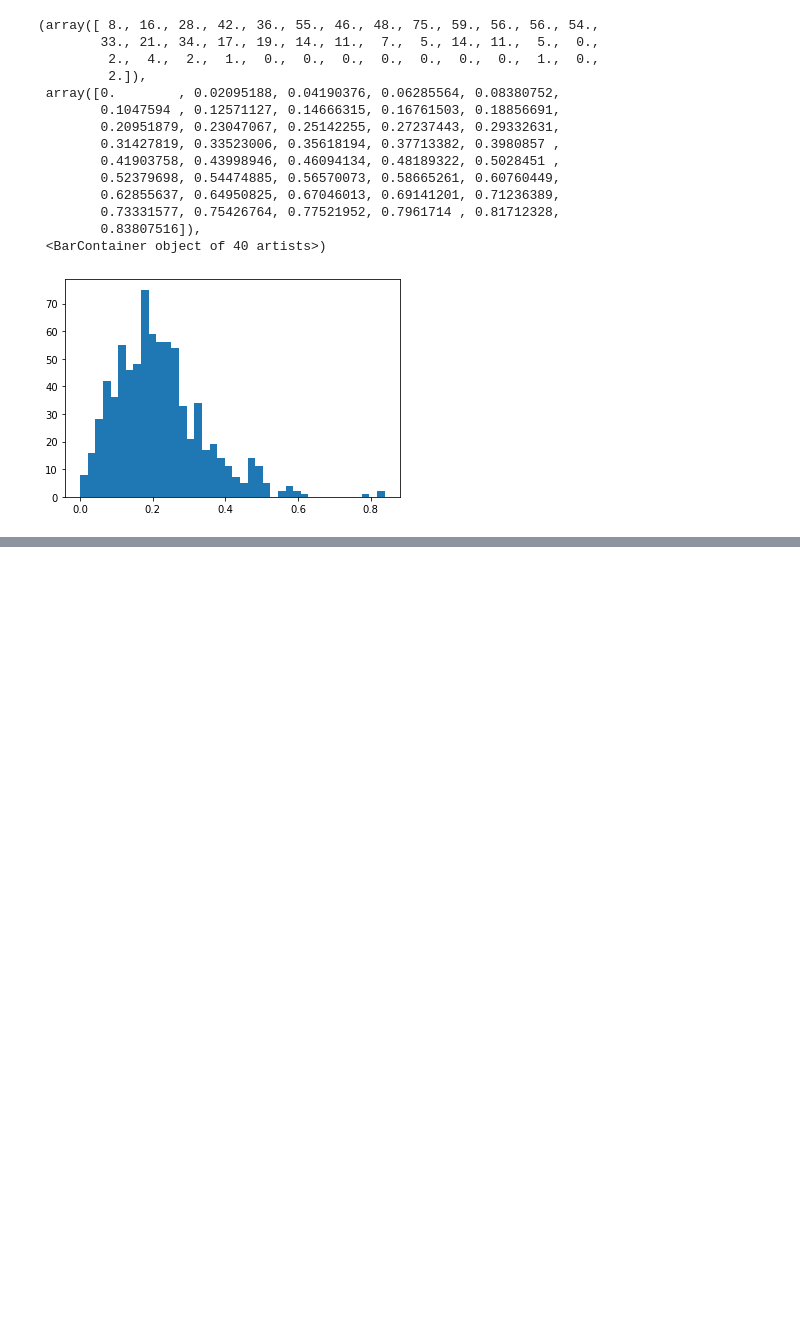
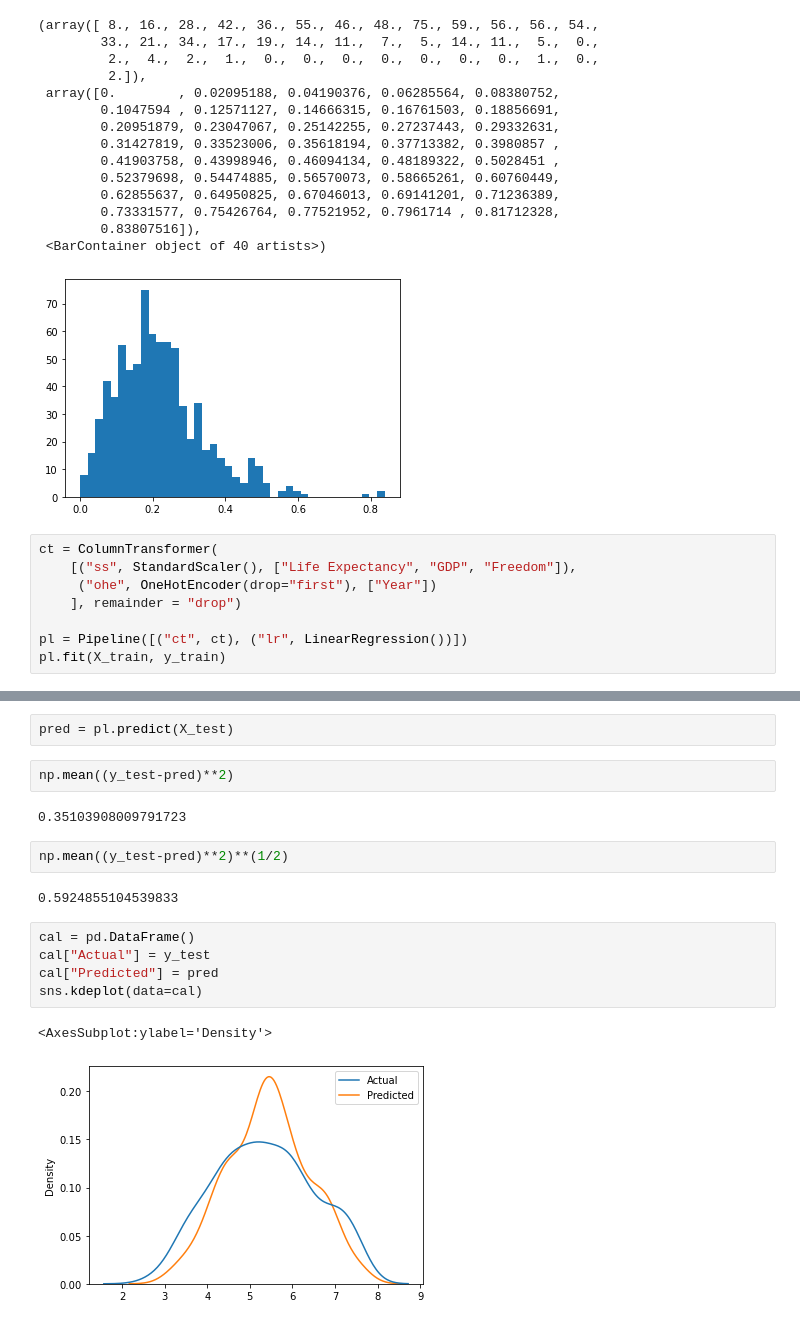
Before and after one commit to aidan-ching/happiness_index_data_analysis, a Jupyter notebook: Happiness .ipynb, the cells around one changed output, grey strips where cells are left out. Drawn from its saved outputs; the diff is of its cells as text; blank space fills up the shorter version.

```diff
--- a/Happiness .ipynb
+++ b/Happiness .ipynb
@@ -219,3 +227,11 @@ plt.hist(totalSet["Generosity"], bins=40)
         0.83807516]),
  <BarContainer object of 40 artists>)
 [figure]
+# %%
+ct = ColumnTransformer(
+    [("ss", StandardScaler(), ["Life Expectancy", "GDP", "Freedom"]),
+     ("ohe", OneHotEncoder(drop="first"), ["Year"])
+    ], remainder = "drop")
+
+pl = Pipeline([("ct", ct), ("lr", LinearRegression())])
+pl.fit(X_train, y_train)
@@ -221,0 +247,18 @@ plt.hist(totalSet["Generosity"], bins=40)
+# %%
+pred = pl.predict(X_test)
+# %%
+np.mean((y_test-pred)**2)
+# %% [output]
+0.35103908009791723
+# %%
+np.mean((y_test-pred)**2)**(1/2)
+# %% [output]
+0.5924855104539833
+# %%
+cal = pd.DataFrame()
+cal["Actual"] = y_test
+cal["Predicted"] = pred
+sns.kdeplot(data=cal)
+# %% [output]
+<AxesSubplot:ylabel='Density'>
+[figure, added]
```
Also changed, not shown: parts of 10 cells of this notebook.
